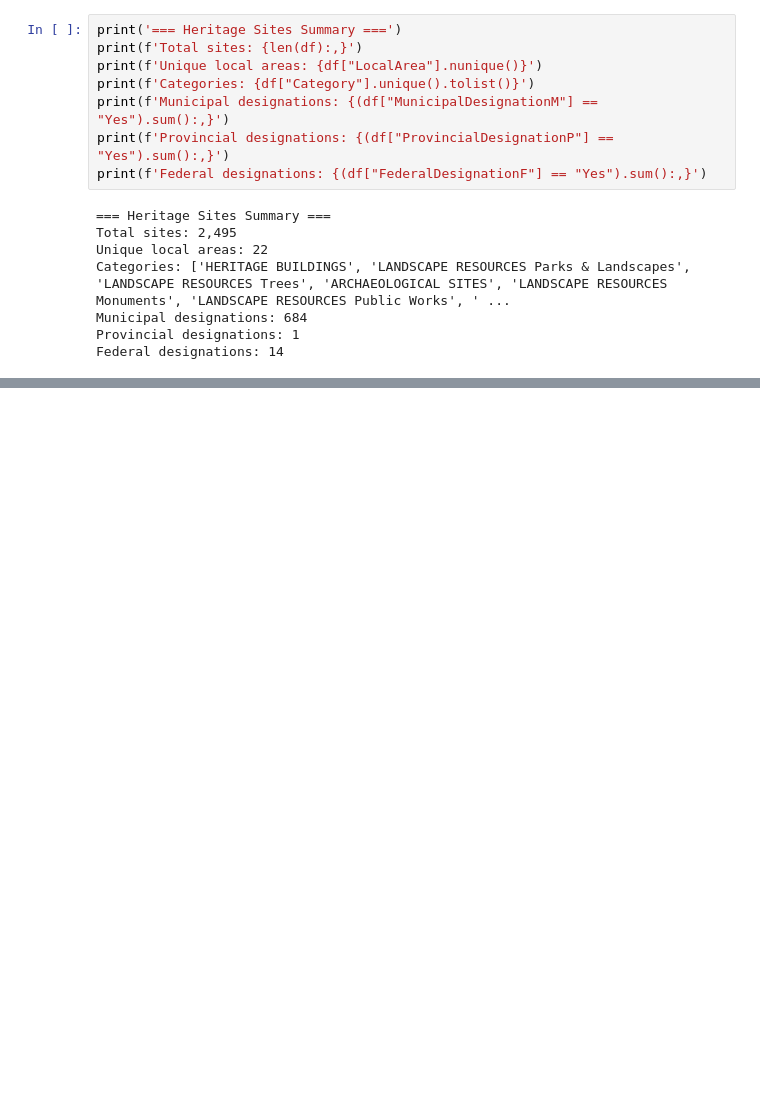
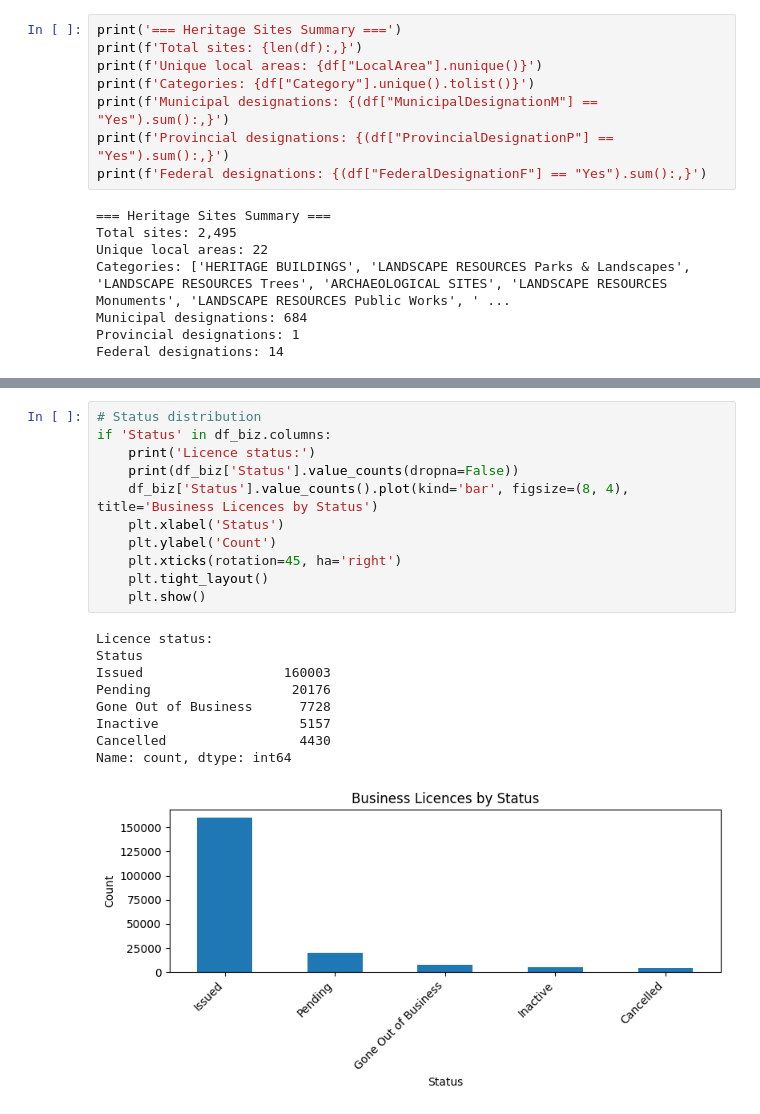
Before and after one commit to NickDulvy/aida-lab-my-work, a Jupyter notebook: module-03/heritage-sites-analysis.ipynb, the cells around one changed output, grey strips where cells are left out. Saved outputs shown, nothing was run; the diff lists cells and outputs as text; blank space fills up the shorter version.

```diff
--- a/module-03/heritage-sites-analysis.ipynb
+++ b/module-03/heritage-sites-analysis.ipynb
@@ -423,0 +589,21 @@ Federal designations: 14
+# %%
+# Status distribution
+if 'Status' in df_biz.columns:
+    print('Licence status:')
+    print(df_biz['Status'].value_counts(dropna=False))
+    df_biz['Status'].value_counts().plot(kind='bar', figsize=(8, 4), title='Business Licences by Status')
+    plt.xlabel('Status')
+    plt.ylabel('Count')
+    plt.xticks(rotation=45, ha='right')
+    plt.tight_layout()
+    plt.show()
+# %% [output]
+Licence status:
+Status
+Issued                  160003
+Pending                  20176
+Gone Out of Business      7728
+Inactive                  5157
+Cancelled                 4430
+Name: count, dtype: int64
+[figure, added]
```
Also changed, not shown: parts of 36 cells of this notebook, 1 other file.
